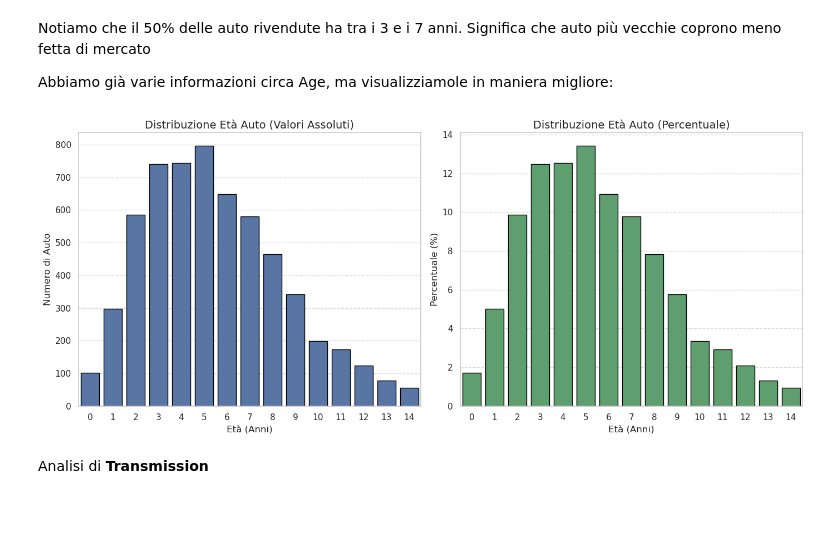
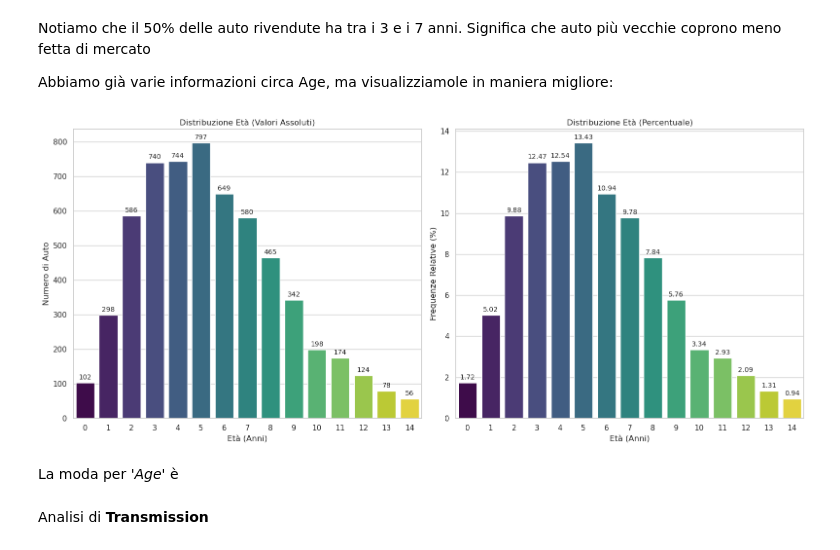
Before and after one commit to fragreco04/progetto-fad-2526, a Jupyter notebook: notebooks/drafts/part-1/francesco_draft_v1.ipynb, the cells around one changed output. Cells and saved outputs as stored; diff of their text form; code cells hidden in the pictures; blank space fills up the shorter version.

```diff
--- a/notebooks/drafts/part-1/francesco_draft_v1.ipynb
+++ b/notebooks/drafts/part-1/francesco_draft_v1.ipynb
@@ -560,39 +560,52 @@ Notiamo che il 50% delle auto rivendute ha tra i 3 e i 7 anni. Significa che aut
 
 Abbiamo già varie informazioni circa Age, ma visualizziamole in maniera migliore:
 # %%
-
-sns.set_style("whitegrid")
-
-
-# Calcolo frequenze assolute e relative (già moltiplicate per 100 per facilità)
 counts_abs = df['Age'].value_counts().sort_index()
 counts_rel = (df['Age'].value_counts(normalize=True).sort_index()) * 100
 
-# --- Creazione Grafico (Subplots) ---
-fig, axes = plt.subplots(nrows=1, ncols=2, figsize=(14, 6))
+plt.figure(figsize=(16, 7))
 
-# Grafico 1: Frequenze Assolute
-# edgecolor='black' dà quel look classico e definito da report
-sns.barplot(x=counts_abs.index, y=counts_abs.values, ax=axes[0], color="#4c72b0", edgecolor='black')
-axes[0].set_title('Distribuzione Età Auto (Valori Assoluti)', fontsize=14) # Titolo centrato di default
-axes[0].set_ylabel('Numero di Auto')
-axes[0].set_xlabel('Età (Anni)')
+plt.subplot(1, 2, 1)
+ax1 = sns.barplot(
+    x=counts_abs.index,
+    y=counts_abs.values,
+    hue=counts_abs.index,
+    palette='viridis',
+    legend=False
+)
 
-# Grafico 2: Frequenze Relative
-# Usiamo lo stesso colore o uno simile, mantenendo i bordi
-sns.barplot(x=counts_rel.index, y=counts_rel.values, ax=axes[1], color="#55a868", edgecolor='black')
-axes[1].set_title('Distribuzione Età Auto (Percentuale)', fontsize=14)
-axes[1].set_ylabel('Percentuale (%)') # Asse chiaro per il prof
-axes[1].set_xlabel('Età (Anni)')
+for container in ax1.containers:
+    ax1.bar_label(container, fmt='%.0f', padding=3, fontsize=10)
 
-# Aggiungiamo la griglia sull'asse Y per facilitare la lettura (spesso richiesto)
-axes[0].grid(axis='y', linestyle='--', alpha=0.7)
-axes[1].grid(axis='y', linestyle='--', alpha=0.7)
+plt.title('Distribuzione Età (Valori Assoluti)')
+plt.xticks(rotation=0)
+plt.ylabel('Numero di Auto')
+plt.xlabel('Età (Anni)')
+
+
+plt.subplot(1, 2, 2)
+ax2 = sns.barplot(
+    x=counts_rel.index,
+    y=counts_rel.values,
+    hue=counts_rel.index,
+    palette='viridis',
+    legend=False
+)
+
+for container in ax2.containers:
+    ax2.bar_label(container, fmt='%.2f', padding=3, fontsize=10)
+
+plt.title('Distribuzione Età (Percentuale)')
+plt.xticks(rotation=0)
+plt.ylabel('Frequenze Relative (%)')
+plt.xlabel('Età (Anni)')
 
 plt.tight_layout()
 plt.show()
 # %% [output]
-[figure, old version]
+[figure, new version]
+# %% [markdown]
+La moda per *'Age'* è
 # %% [markdown]
 Analisi di **Transmission**
 # %%
```
Also changed, not shown: parts of 9 cells of this notebook.
